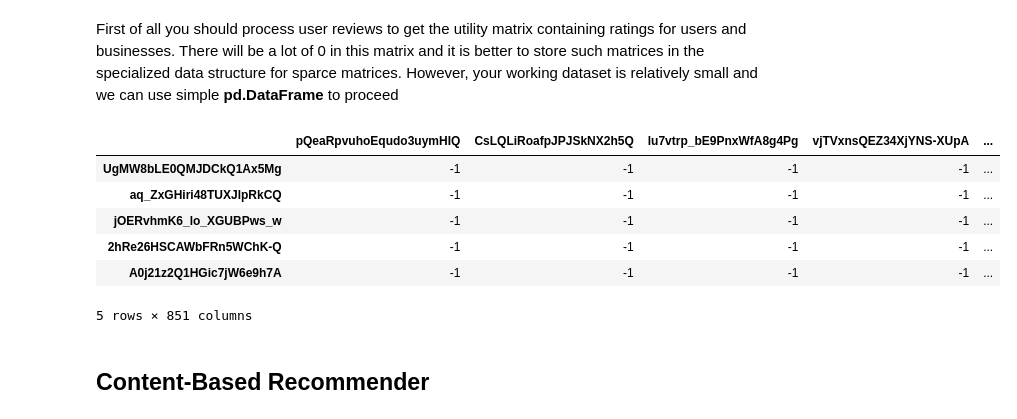
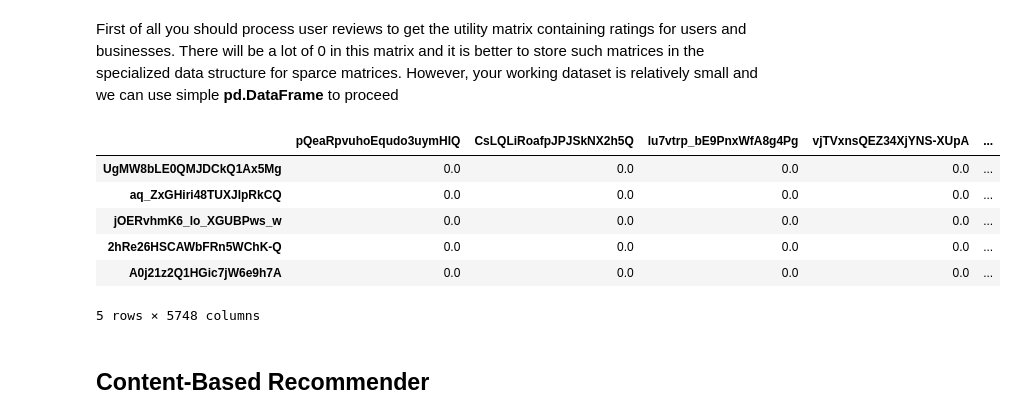
Before and after one commit to muliarska/recommendation-system-AI, a Jupyter notebook: Constrained_Food_Recommender_Muliarska.ipynb, the cells around one changed output. Saved outputs shown, nothing was run; the diff lists cells and outputs as text; code cells hidden in the pictures.

```diff
--- a/Constrained_Food_Recommender_Muliarska.ipynb
+++ b/Constrained_Food_Recommender_Muliarska.ipynb
@@ -55,12 +56,12 @@ df_yelp_reviews.head()
 | 16 | d4qwVw4PcN-_2mK2o1Ro1g | 0 | 2015-02-02 06:28:00 | 0 | bVTjZgRNq8ToxzvtiVrqMA | 1 | 10pm super bowl sunday already cl... | 0 | 2hRe26HSCAWbFRn5WChK-Q |
 | 22 | 9Jo1pu0y2zU6ktiwQm6gNA | 20 | 2016-12-04 03:15:21 | 19 | sgTnHfeaEvyOoWX4TCgkuQ | 4 | coconut fish cafe fantastic five ... | 24 | A0j21z2Q1HGic7jW6e9h7A |
 # %%
-df_yelp_business = df_yelp_business[:500]
-df_yelp_reviews = df_yelp_reviews[:500]
+# df_yelp_business = df_yelp_business[:500]
+# df_yelp_reviews = df_yelp_reviews[:50]
 # %%
 # Removing dublicated businesses with same name, but different business_id
 
 print(len(df_yelp_business))
-df_yelp_business.drop_duplicates(subset='name', keep='first', inplace=True)
+df_yelp_business = df_yelp_business.drop_duplicates(subset=['business_id'])
 print(len(df_yelp_business))
 # %% [output]
@@ -71,6 +72,6 @@ print(len(df_yelp_business))
 # but different review_id
 
 print(len(df_yelp_reviews))
-df_yelp_reviews.drop_duplicates(subset=['business_id', 'user_id'], keep='first', inplace=True)
+df_yelp_reviews.drop_duplicates(subset=['business_id'], keep='first', inplace=True)
 print(len(df_yelp_reviews))
 # %% [output]
@@ -86,30 +84,27 @@ def normalized(value, min_value, max_value):
 # %%
 def create_utility_matrix(reviews: pd.DataFrame, business: pd.DataFrame) -> pd.DataFrame:
     business_ids = business["business_id"].unique()
     users = reviews["user_id"].unique()
     ut_matrix = pd.DataFrame(0, columns=business_ids, index=users)
     for _, review in reviews.iterrows():
         ut_matrix.loc[review["user_id"], review["business_id"]] = review["stars"]
 
     # Rating normalization to (-1, 1) range (5 points)
-    for user_id, businesses_rates in ut_matrix.iterrows():
-        rates_max = businesses_rates.max()
-        rates_min = businesses_rates.min()
-        for (business_id, curr_rate) in businesses_rates.items():
-            ut_matrix.loc[user_id, business_id] = normalized(curr_rate, rates_min, rates_max)
+    norm_ut_matrix = pd.DataFrame(normalize(ut_matrix, axis=1), columns=ut_matrix.columns)
+    norm_ut_matrix.index = ut_matrix.index
 
-    return ut_matrix
+    return norm_ut_matrix
 
 df_utility_matrix = create_utility_matrix(df_yelp_reviews, df_yelp_business)
 df_utility_matrix.head()
 # %% [output]
 |  | pQeaRpvuhoEqudo3uymHIQ | CsLQLiRoafpJPJSkNX2h5Q | lu7vtrp_bE9PnxWfA8g4Pg | vjTVxnsQEZ34XjYNS-XUpA | ... |
-| UgMW8bLE0QMJDCkQ1Ax5Mg | -1 | -1 | -1 | -1 | ... |
-| aq_ZxGHiri48TUXJlpRkCQ | -1 | -1 | -1 | -1 | ... |
-| jOERvhmK6_lo_XGUBPws_w | -1 | -1 | -1 | -1 | ... |
-| 2hRe26HSCAWbFRn5WChK-Q | -1 | -1 | -1 | -1 | ... |
-| A0j21z2Q1HGic7jW6e9h7A | -1 | -1 | -1 | -1 | ... |
+| UgMW8bLE0QMJDCkQ1Ax5Mg | 0.0 | 0.0 | 0.0 | 0.0 | ... |
+| aq_ZxGHiri48TUXJlpRkCQ | 0.0 | 0.0 | 0.0 | 0.0 | ... |
+| jOERvhmK6_lo_XGUBPws_w | 0.0 | 0.0 | 0.0 | 0.0 | ... |
+| 2hRe26HSCAWbFRn5WChK-Q | 0.0 | 0.0 | 0.0 | 0.0 | ... |
+| A0j21z2Q1HGic7jW6e9h7A | 0.0 | 0.0 | 0.0 | 0.0 | ... |
-5 rows × 851 columns
+5 rows × 5748 columns
 # %% [markdown]
 ## Content-Based Recommender
 # %%
```
Also changed, not shown: parts of 8 cells of this notebook.
